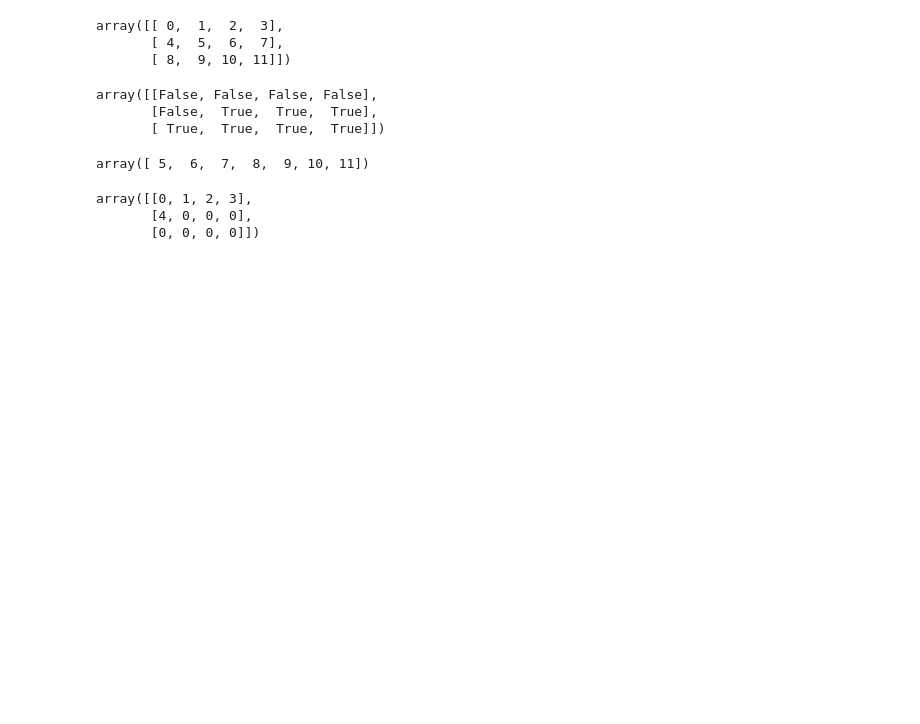
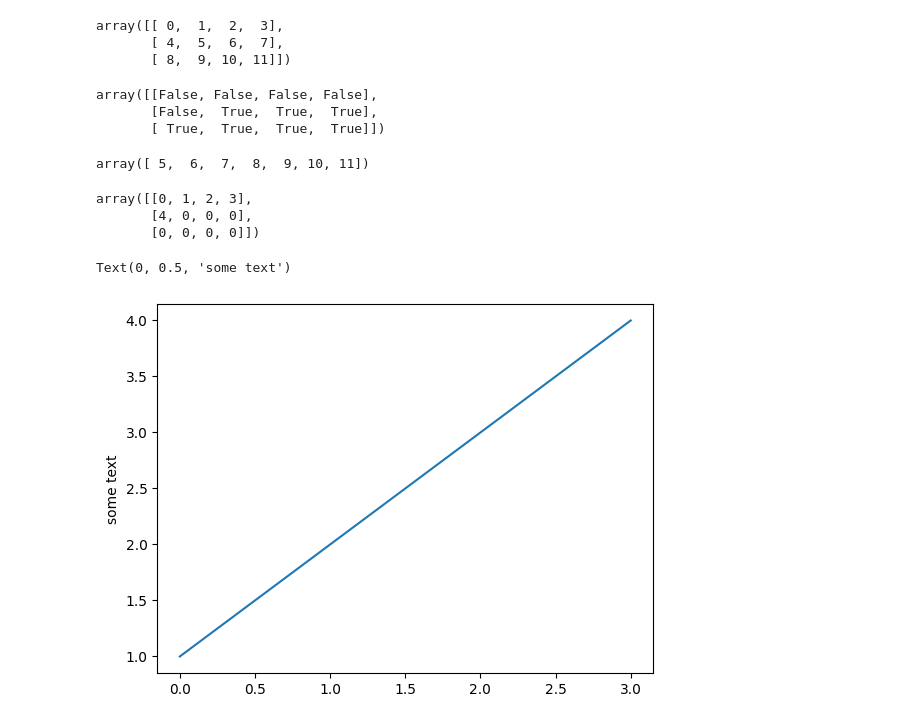
Before and after one commit to AvinashTiwari/MachineLearning, a Jupyter notebook: NumPy.ipynb, the cells around one changed output. Cells and saved outputs as stored; diff of their text form; code cells hidden in the pictures; blank space fills up the shorter version.

```diff
--- a/NumPy.ipynb
+++ b/NumPy.ipynb
@@ -501,3 +502,9 @@ a
 array([[0, 1, 2, 3],
        [4, 0, 0, 0],
        [0, 0, 0, 0]])
+# %%
+plt.plot([1,2,3,4])
+plt.ylabel("some text")
+# %% [output]
+Text(0, 0.5, 'some text')
+[figure, added]
```
Also changed, not shown: parts of 22 cells of this notebook.
